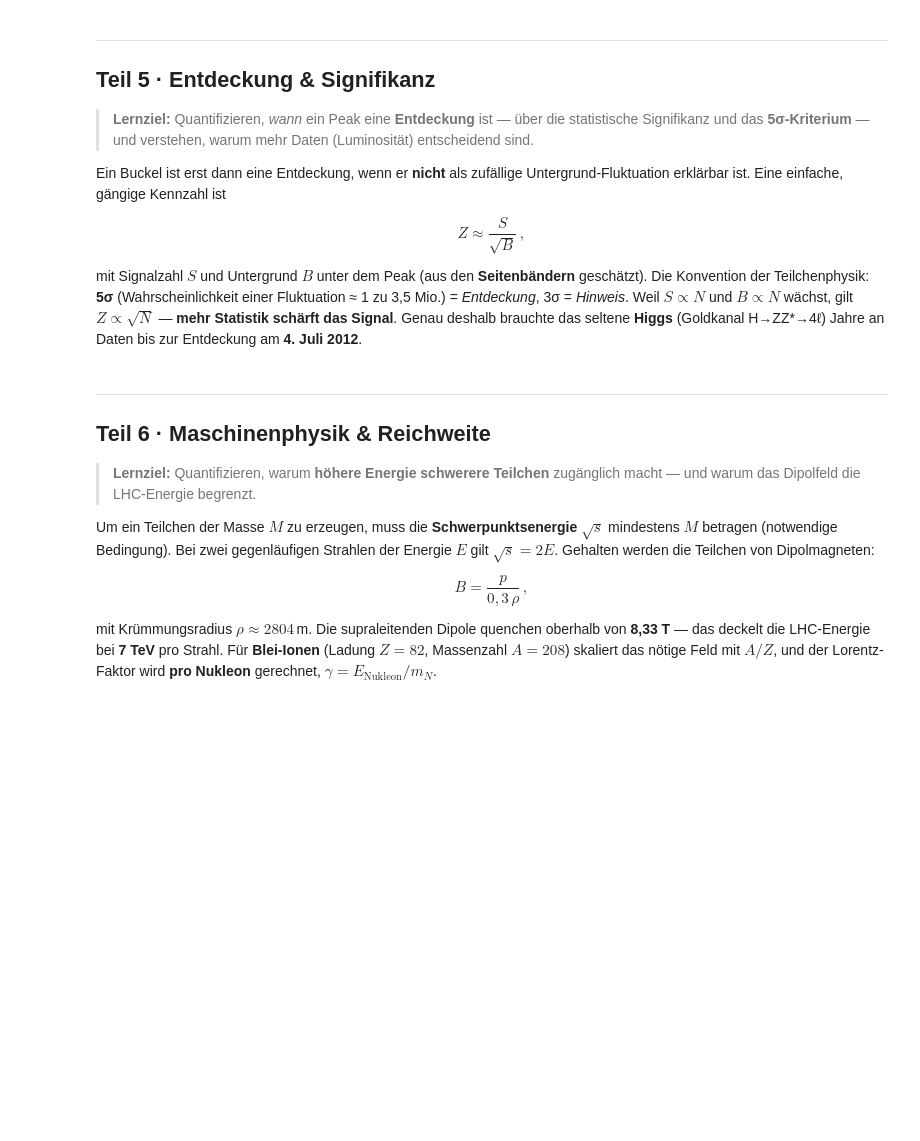
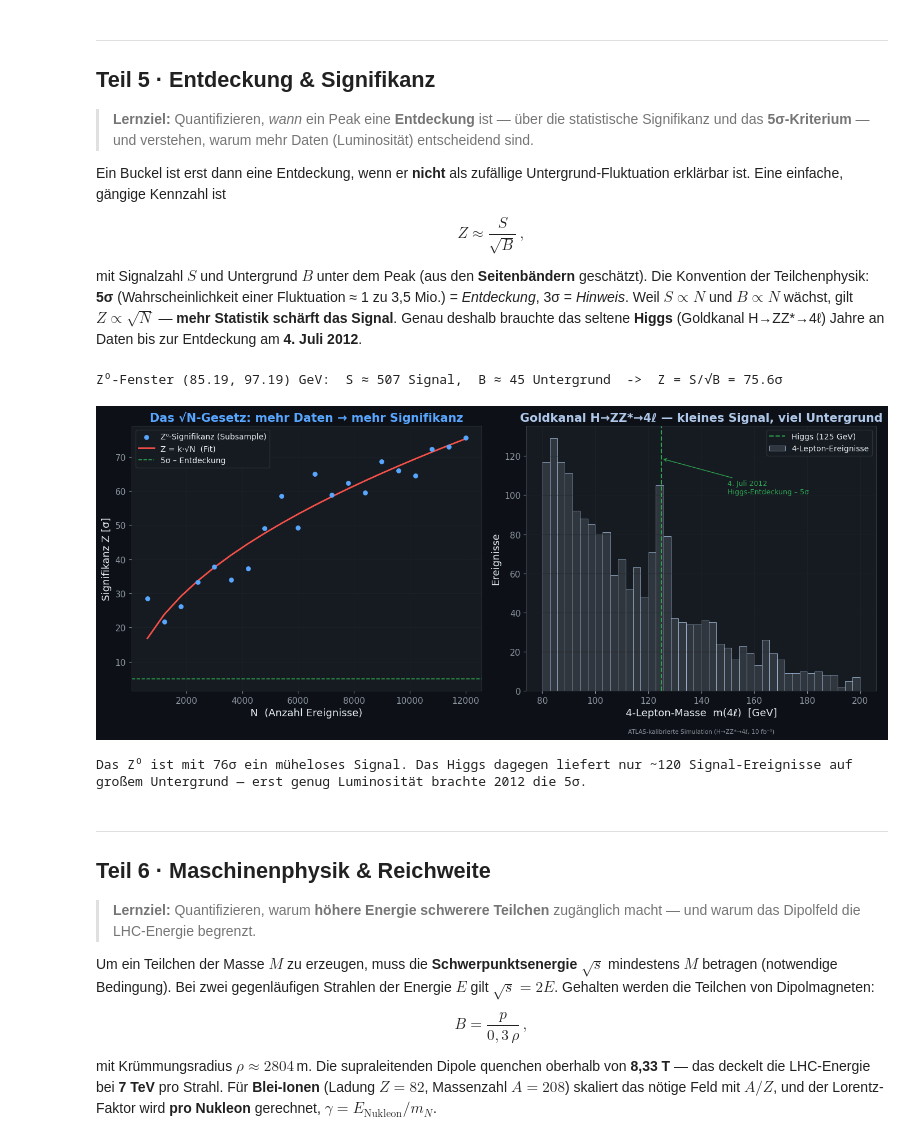
Before and after one commit to quintinthomasmueller-max/cernsim, a Jupyter notebook: cern/notebooks/CERN_Beschleuniger_Schaltzentrale.ipynb, the cells around one changed output. Saved outputs shown, nothing was run; the diff lists cells and outputs as text; code cells hidden in the pictures; blank space fills up the shorter version.

```diff
--- a/cern/notebooks/CERN_Beschleuniger_Schaltzentrale.ipynb
+++ b/cern/notebooks/CERN_Beschleuniger_Schaltzentrale.ipynb
@@ -1886,36 +1978,40 @@ print(f"Z⁰-Fenster {sig_region} GeV:  S ≈ {S:.0f} Signal,  B ≈ {B:.0f} Unt
 rng = np.random.default_rng(0)
 frac = np.linspace(0.05, 1.0, 20)
 Zf = np.array([signifikanz(MASSEN[rng.choice(MASSEN.size, int(f*MASSEN.size), replace=False)])[2]
                for f in frac])
 Nv = frac * MASSEN.size
 
 fig, (axA, axB) = plt.subplots(1, 2, figsize=(14, 6))
-axA.scatter(np.sqrt(Nv), Zf, color='#58a6ff', s=28, zorder=3, label='Z⁰-Signifikanz (Subsample)')
+axA.scatter(Nv, Zf, color='#58a6ff', s=28, zorder=3, label='Z⁰-Signifikanz (Subsample)')
 k = np.sum(Zf*np.sqrt(Nv))/np.sum(Nv)                 # Ursprungsgerade Z = k·√N
-axA.plot(np.sqrt(Nv), k*np.sqrt(Nv), color='#f85149', lw=2, label='Z ∝ √N (Fit)')
+axA.plot(Nv, k*np.sqrt(Nv), color='#f85149', lw=2, label='Z = k·√N  (Fit)')
 axA.axhline(5, color='#2ea44f', ls='--', lw=1.2, label='5σ – Entdeckung')
-axA.set_xlabel('√N   (N = Anzahl Ereignisse)'); axA.set_ylabel('Signifikanz Z [σ]')
+axA.set_xlabel('N  (Anzahl Ereignisse)'); axA.set_ylabel('Signifikanz Z [σ]')
 axA.set_title('Das √N-Gesetz: mehr Daten → mehr Signifikanz', color='#58a6ff', fontweight='bold')
 axA.legend(loc='upper left', framealpha=.85)
 
 # --- (B) Der echte Entdeckungskanal: Higgs → ZZ* → 4ℓ (ATLAS-kalibrierte Simulation) ---
 m4l, info4 = cu.lade_higgs_4l()
 h4, e4 = np.histogram(m4l, bins=42, range=(80, 200)); c4 = .5*(e4[1:]+e4[:-1])
 axB.bar(c4, h4, width=(e4[1]-e4[0]), color='#30363d', edgecolor='#aec7e8', lw=.5,
         label='4-Lepton-Ereignisse')
 axB.axvline(125, color='#2ea44f', ls='--', lw=1.5, label='Higgs (125 GeV)')
 disc = cu.HISTORIE['discovery']
 axB.annotate(f"{disc['datum']}\n{disc['text']}", xy=(125, h4.max()*0.92),
              xytext=(150, h4.max()*0.78), color='#2ea44f', fontsize=9,
              arrowprops=dict(arrowstyle='->', color='#2ea44f'))
 axB.set_xlabel('4-Lepton-Masse  m(4ℓ)  [GeV]'); axB.set_ylabel('Ereignisse')
 axB.set_title('Goldkanal H→ZZ*→4ℓ — kleines Signal, viel Untergrund', color='#aec7e8', fontweight='bold')
 axB.legend(loc='upper right', framealpha=.85)
 axB.text(.5, -.16, info4['quelle'], transform=axB.transAxes, ha='center', fontsize=7.5, color='#8b949e')
 plt.tight_layout(); plt.show()
 
 print(f"\nDas Z⁰ ist mit {Z:.0f}σ ein müheloses Signal. Das Higgs dagegen liefert nur ~{info4['n_signal']} "
       f"Signal-Ereignisse auf großem Untergrund — erst genug Luminosität brachte 2012 die 5σ.")
+# %% [output]
+Z⁰-Fenster (85.19, 97.19) GeV:  S ≈ 507 Signal,  B ≈ 45 Untergrund  ->  Z = S/√B = 75.6σ
+[figure, added]
+Das Z⁰ ist mit 76σ ein müheloses Signal. Das Higgs dagegen liefert nur ~120 Signal-Ereignisse auf großem Untergrund — erst genug Luminosität brachte 2012 die 5σ.
 # %% [markdown]
 ---
 ## Teil 6 · Maschinenphysik & Reichweite
```
Also changed, not shown: parts of 6 cells of this notebook, 10 other files.
